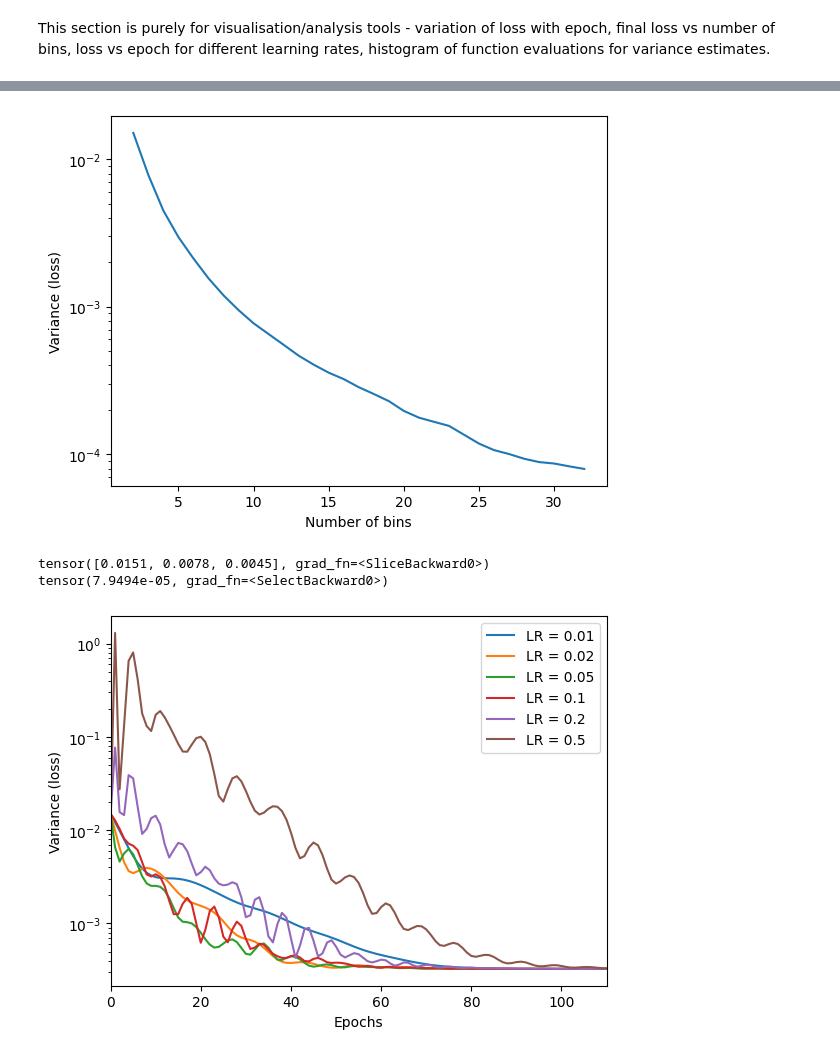
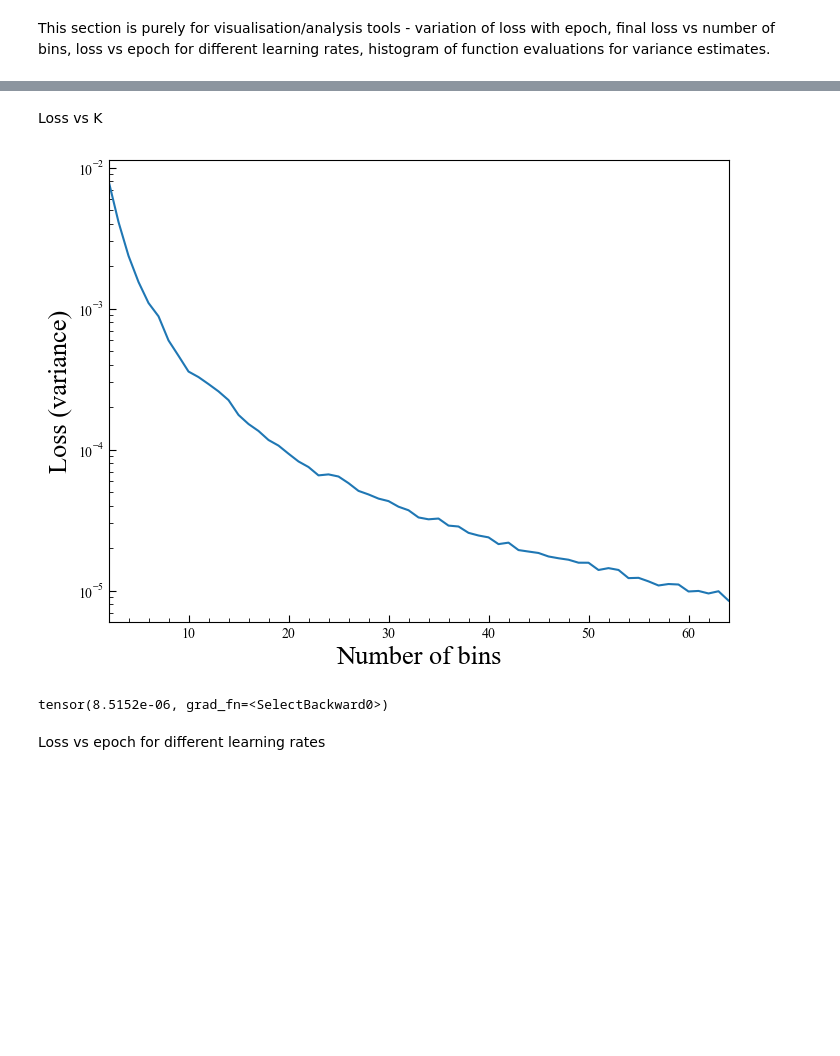
Before and after one commit to alracey/level4-project, a Jupyter notebook: piecewise_linear_pytorch.ipynb, the cells around one changed output, grey strips where cells are left out. Cells and saved outputs as stored; diff of their text form; code cells hidden in the pictures; blank space fills up the shorter version.

```diff
--- a/piecewise_linear_pytorch.ipynb
+++ b/piecewise_linear_pytorch.ipynb
@@ -273,21 +377,12 @@ This section is purely for visualisation/analysis tools - variation of loss with
 # %%
-#loss vs epoch for different K
+#generate data
+
+device = x_test.device
+dtype = x_test.dtype
 
 K_s = [2, 4, 8, 16, 32, 64]
 epochs = 200
-loss_values = torch.zeros((len(K_s), epochs))
+loss_values = torch.zeros((len(K_s), epochs), device=device, dtype=dtype)
 
 for i in range(len(K_s)):
-  loss_values[i] = train_loop(x, K_s[i], epochs, lr=0.02)[1]
-
-#plotting
-epochs_plot = torch.arange(epochs)
-plt.figure()
-for i in range(len(K_s)):
-  plt.plot(epochs_plot, loss_values[i].detach().numpy(), label=f'K = {K_s[i]}')
-
-plt.xlabel('Epochs')
-plt.ylabel('Variance (loss)')
-plt.legend()
-plt.yscale('log')
-plt.show()
+  loss_values[i] = train_loop(x_test, K_s[i], epochs, lr=0.05, device=device, ticker=False)[1]
@@ -296,50 +412,46 @@ plt.show()
+# %% [markdown]
+Loss vs K
 # %%
 #generate data
 
-Ks = range(2, 33)
-vars = torch.zeros(len(Ks))
+Ks = range(2, 65)
+vars = torch.zeros(len(Ks), device=device)
 i=0
 
 for K in Ks:
-  result = train_loop(x, K, 250)[0]
+  result = train_loop(x_test, K, epochs=200, lr=0.05, device=device, ticker=False)[0]
   vars[i] = result.reshape(1) # Reshape scalar to a 1D tensor
   i += 1
 # %%
 #plotting
 
-plt.figure()
-plt.plot(Ks, vars.detach().numpy()) # Detach and convert to numpy for plotting
-plt.xlabel('Number of bins')
-plt.ylabel('Variance (loss)')
+fig, ax = plt.subplots(figsize=(8,6))
+
+ax.plot(Ks, vars.detach().numpy())  # Detach and convert to numpy for plotting
+
+ax.set_xlabel("Number of bins", fontsize=19)
+ax.set_ylabel("Loss (variance)", fontsize=19)
+
+ax.tick_params(axis="both", which="major", direction="in", length=5, labelsize=10)
+ax.tick_params(axis="both", which="minor", direction="in", length=3)
+ax.minorticks_on()
+
+ax.set_xlim(2, 64)
 plt.yscale('log')
 plt.show()
-print(vars[0:3])    #check for errors
 print(vars[-1])     #check accuracy
 # %% [output]
-[figure, old version]
+[figure, new version]
-tensor([0.0151, 0.0078, 0.0045], grad_fn=<SliceBackward0>)
-tensor(7.9494e-05, grad_fn=<SelectBackward0>)
+tensor(8.5152e-06, grad_fn=<SelectBackward0>)
+# %% [markdown]
+Loss vs epoch for different learning rates
 # %%
-#loss vs epoch for different learning rates
+#generate data
+
 K = 16
-l_rates = [0.01, 0.02, 0.05, 0.1, 0.2, 0.5]
+l_rates = [0.001, 0.005, 0.01, 0.05, 0.1, 0.2, 0.5]
 epochs=200
-loss_values = torch.zeros((len(l_rates), epochs))
+loss_values = torch.zeros((len(l_rates), epochs), device=device)
 
 for i in range(len(l_rates)):
-  loss_values[i] = train_loop(x, K, epochs, lr=l_rates[i])[1]
-
-#plotting
-epochs_plot = torch.arange(epochs)
-plt.figure()
-for i in range(len(l_rates)):
-  plt.plot(epochs_plot, loss_values[i].detach().numpy(), label=f'LR = {l_rates[i]}')
-
-plt.xlabel('Epochs')
-plt.ylabel('Variance (loss)')
-plt.xlim(0, 110)
-plt.legend()
-plt.yscale('log')
-plt.show()
+  loss_values[i] = train_loop(x_test, K, epochs, lr=l_rates[i], device=device, ticker=False)[1]
-# %% [output]
-[figure, removed]
```
Also changed, not shown: parts of 20 cells of this notebook.
